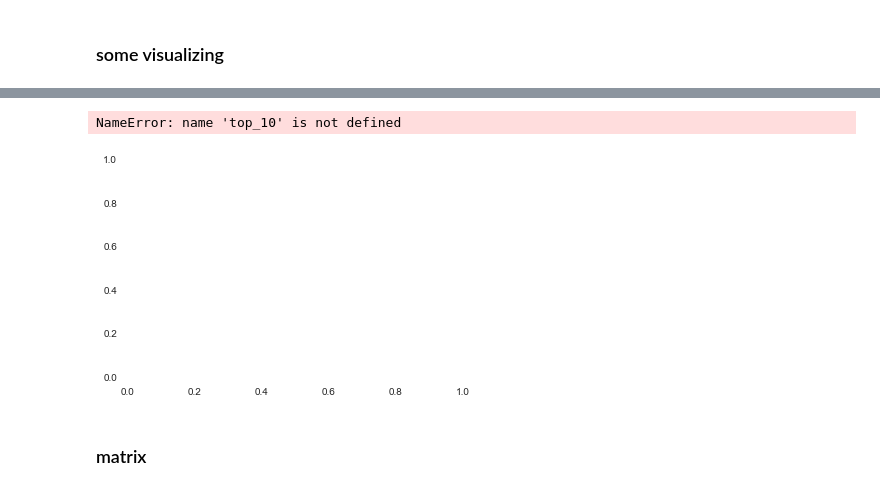
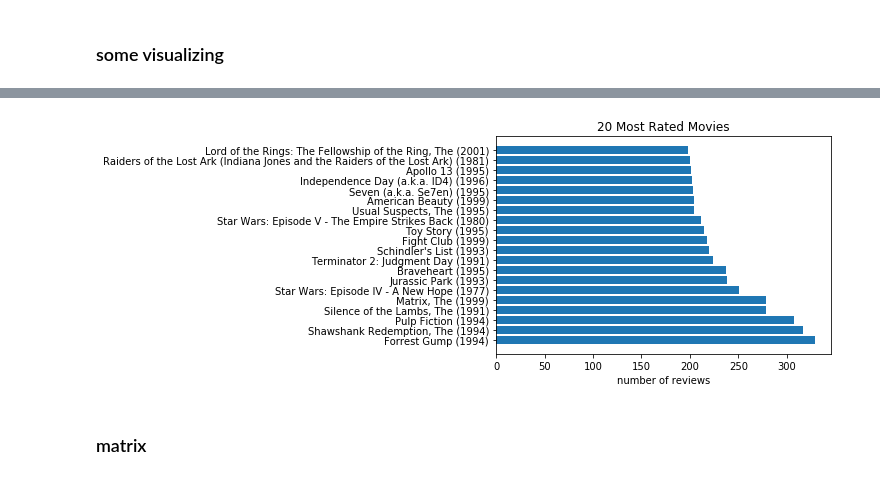
Before and after one commit to lecritch/Rate-5-Get-5-Movie-Recommendation-System, a Jupyter notebook: notebooks/exploratory/dcm_explore/01_dcm_explore.ipynb, the cells around one changed output, grey strips where cells are left out. Cells and saved outputs as stored; diff of their text form; code cells hidden in the pictures.

```diff
--- a/notebooks/exploratory/dcm_explore/01_dcm_explore.ipynb
+++ b/notebooks/exploratory/dcm_explore/01_dcm_explore.ipynb
@@ -176,15 +180,14 @@ plt.show()
 # %%
 fig,ax = plt.subplots(1,1)
 figsize=(30,20)
 
-ax.barh(top_10.index, top_10.num_rating)
-ax.set_title('10 Most Rated Movies')
+ax.barh(top_20.index, top_20.num_rating)
+ax.set_title('20 Most Rated Movies')
 
 ax.set_xlabel('number of reviews')
 plt.show()
 # %% [output]
-NameError: name 'top_10' is not defined
-[figure, old version]
+[figure, new version]
 # %% [markdown]
 ### matrix
 # %%
```
Also changed, not shown: parts of 5 cells of this notebook, 5 other files.
